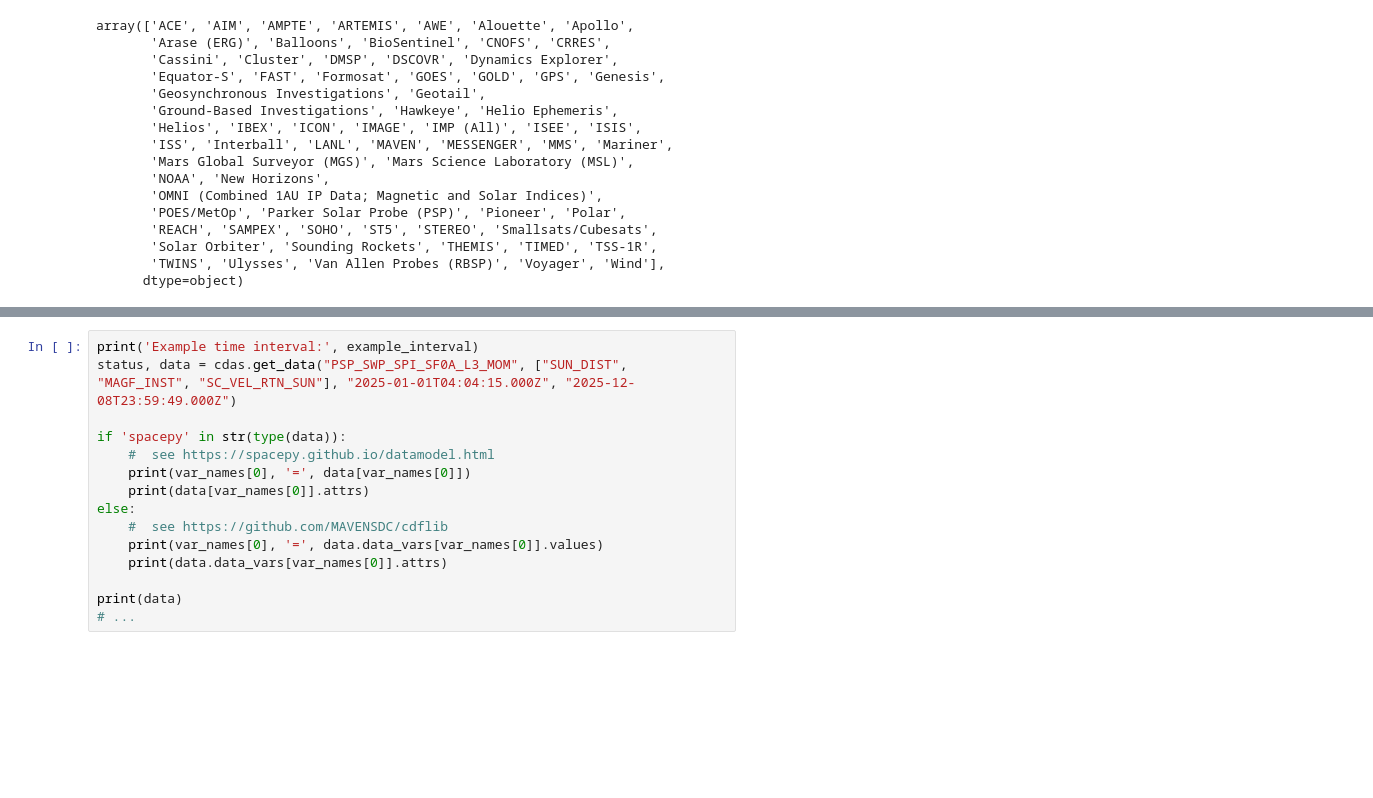
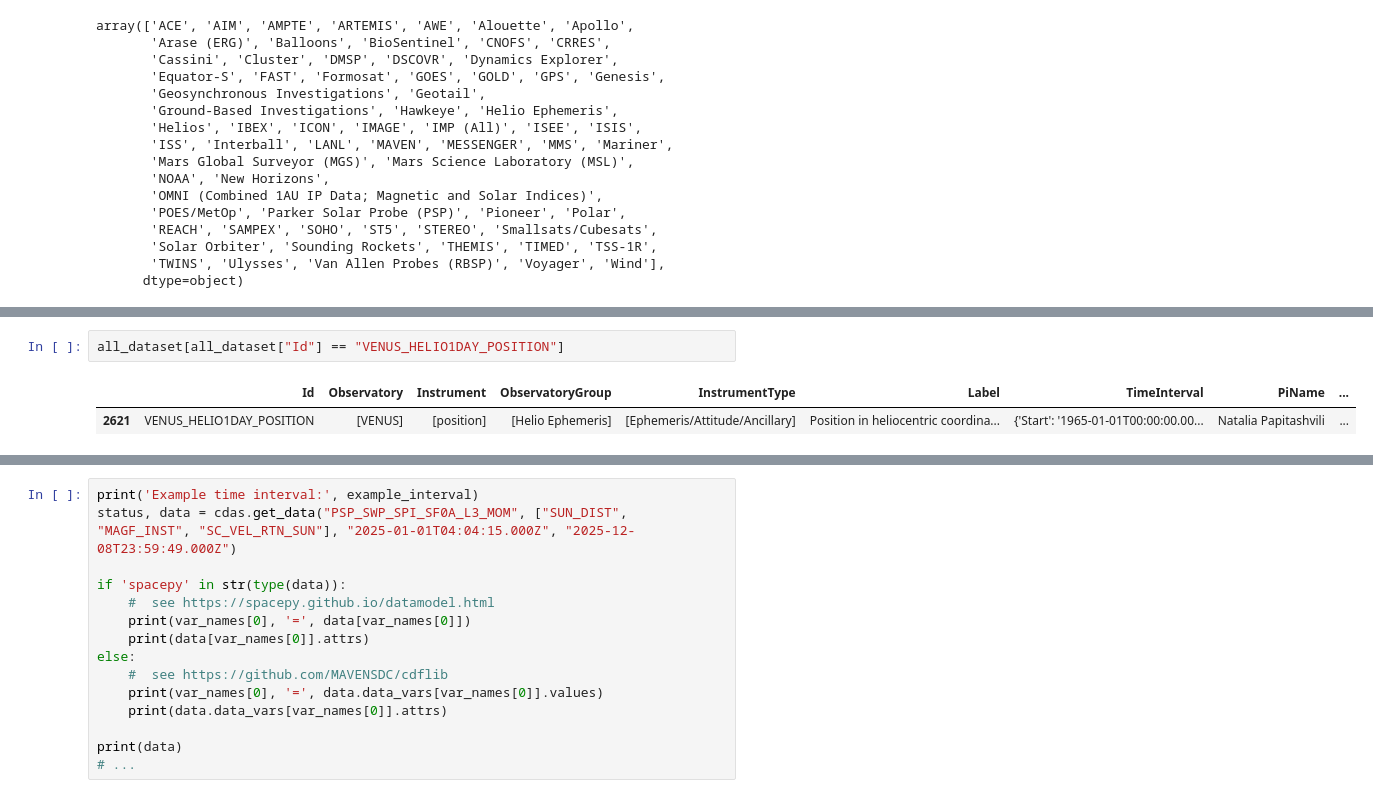
Before and after one commit to iDelfin/ParkerSP_Data_information, a Jupyter notebook: dataExploration.ipynb, the cells around one changed output, grey strips where cells are left out. Cells and saved outputs as stored; diff of their text form; blank space fills up the shorter version.

```diff
--- a/dataExploration.ipynb
+++ b/dataExploration.ipynb
@@ -223 +222,6 @@ array([{'Start': '2018-10-02T04:04:15.000Z', 'End': '2025-07-31T23:59:49.000Z'}]
       dtype=object)
+# %%
+all_dataset[all_dataset["Id"] == "VENUS_HELIO1DAY_POSITION"]
+# %% [output]
+|  | Id | Observatory | Instrument | ObservatoryGroup | InstrumentType | Label | TimeInterval | PiName | ... |
+| 2621 | VENUS_HELIO1DAY_POSITION | [VENUS] | [position] | [Helio Ephemeris] | [Ephemeris/Attitude/Ancillary] | Position in heliocentric coordina... | {'Start': '1965-01-01T00:00:00.00... | Natalia Papitashvili | ... |
```
Also changed, not shown: parts of 11 cells of this notebook, 4 other files.
